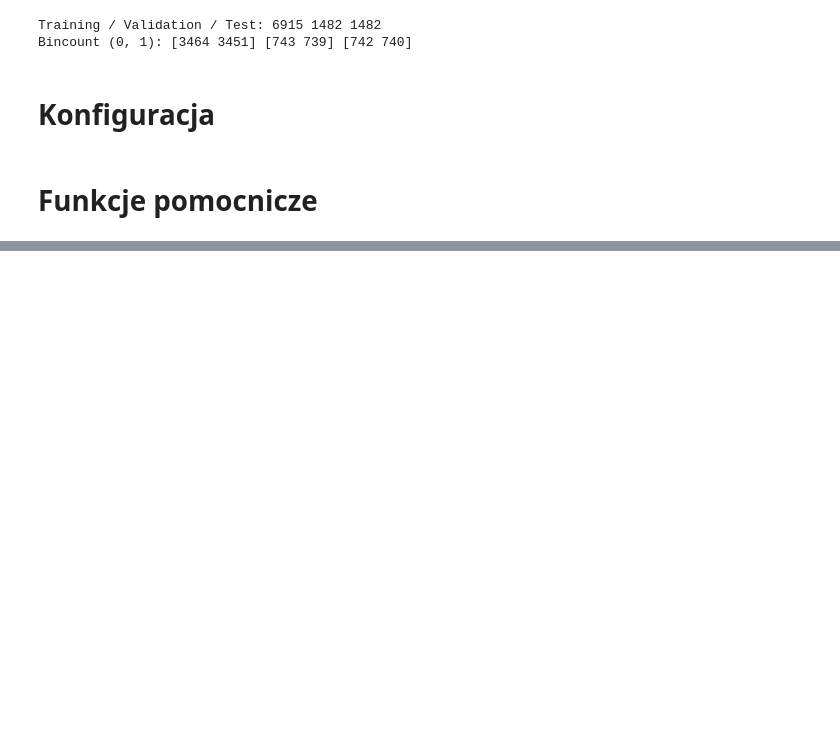
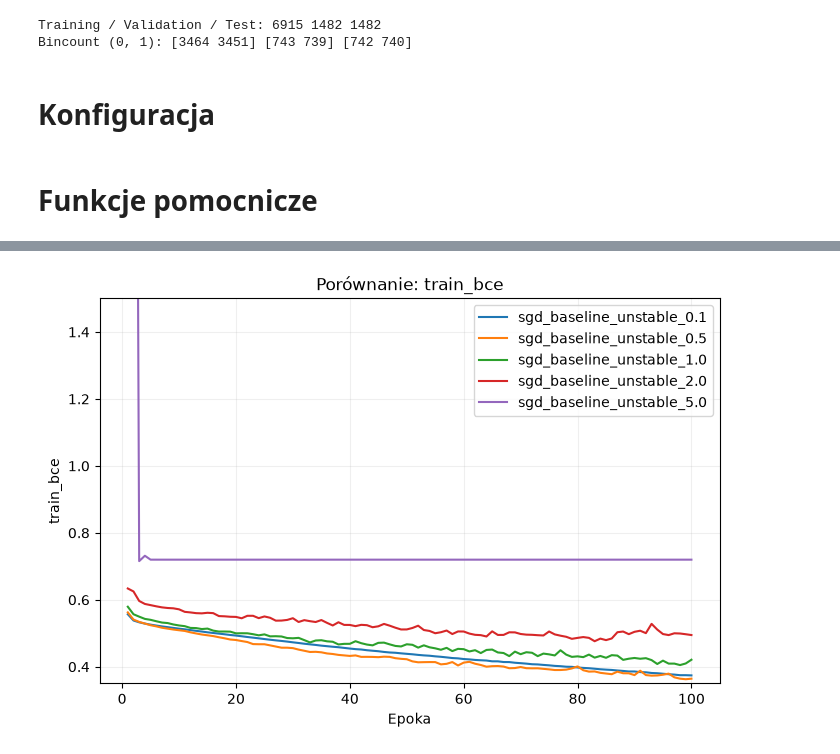
Before and after one commit to juliansuszko/Projekt1---Diagnostyka-procesu-uczenia, a Jupyter notebook: notebooks/diagnostyka_treningu.ipynb, the cells around one changed output, grey strips where cells are left out. Drawn from its saved outputs; the diff is of its cells as text; code cells hidden in the pictures; blank space fills up the shorter version.

```diff
--- a/notebooks/diagnostyka_treningu.ipynb
+++ b/notebooks/diagnostyka_treningu.ipynb
@@ -294,0 +361,4 @@ plot_compare(["baselineSGD", "baselineAdam"], metric="val_bce", filename="compar
+# %%
+plot_compare(["sgd_baseline_unstable_0.1", "sgd_baseline_unstable_0.5", "sgd_baseline_unstable_1.0", "sgd_baseline_unstable_2.0", "sgd_baseline_unstable_5.0"], metric="train_bce", filename="compare_unstable_lr_training.png", ylim=(0.35, 1.5))
+# %% [output]
+[figure, added]
```
Also changed, not shown: parts of 6 cells of this notebook, 27 other files.
